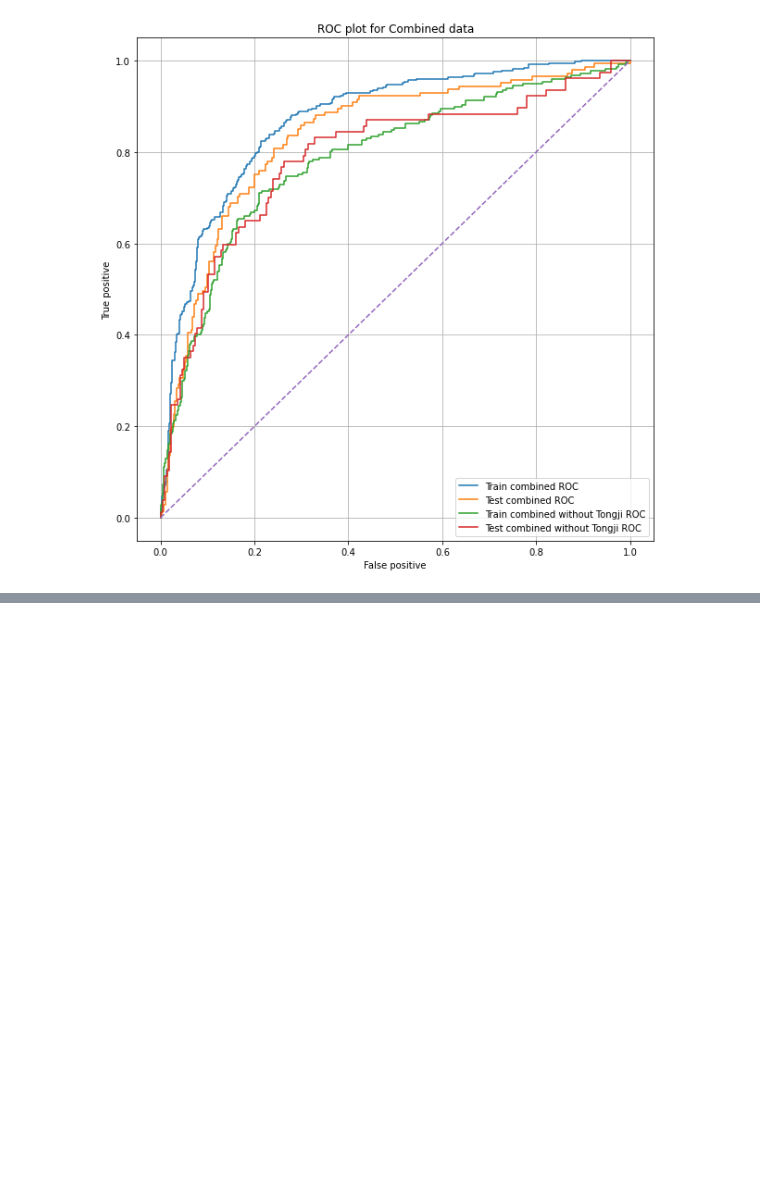
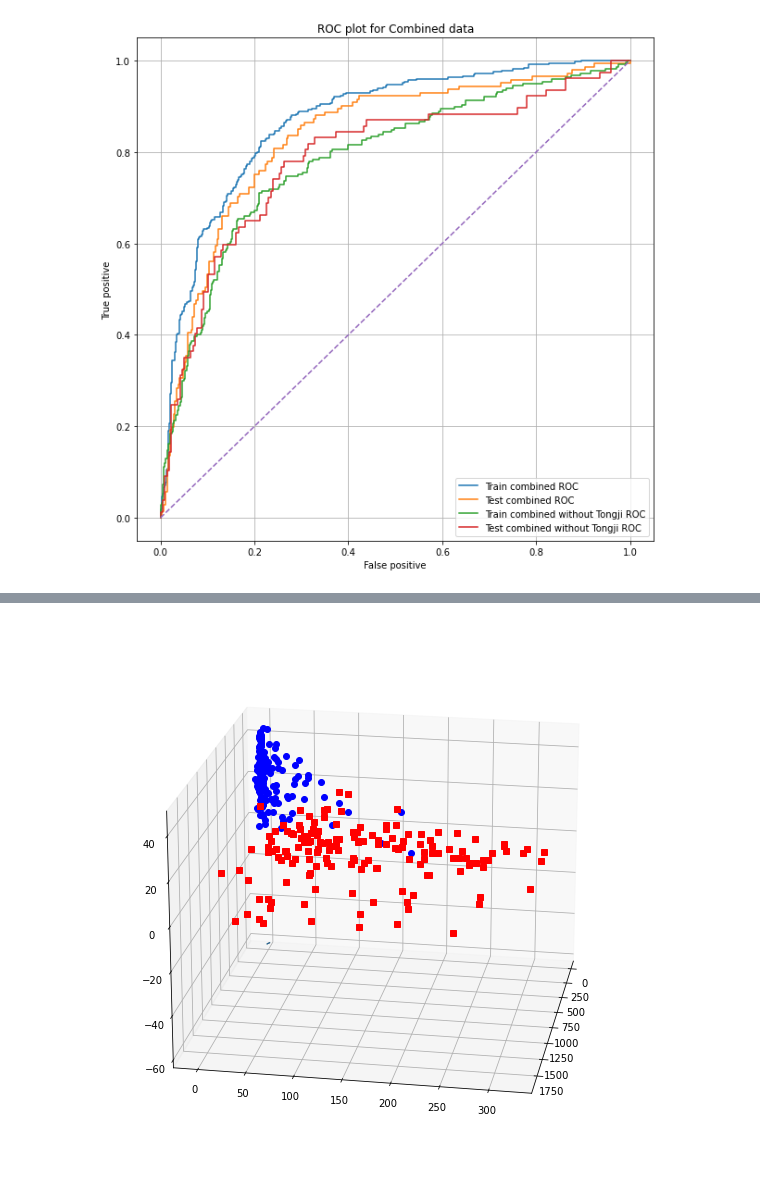
Before and after one commit to konrad-komisarczyk/wb2021, a Jupyter notebook: SVM_test.ipynb, the cells around one changed output, grey strips where cells are left out. Cells and saved outputs as stored; diff of their text form; code cells hidden in the pictures; blank space fills up the shorter version.

```diff
--- a/SVM_test.ipynb
+++ b/SVM_test.ipynb
@@ -255,3 +256,9 @@ AUC for combined is 0.8351490336574784
 AUC for combined without Tongji is 0.7879296223566447
 AUC for combined without Tongji is 0.7883775210964151
 [figure]
+# %%
+Y = np.array(Tongji_375_data['outcome'])
+X = Tongji_375_data.drop(['id', 'admission', 'discharge', 'LDH_first', 'hsCRP_first', 'lymphocytes_first', 'outcome'], axis = 1)
+# %%
+svm = SVC(kernel = 'linear')
+svm.fit(X,Y)
@@ -257,0 +318,16 @@ AUC for combined without Tongji is 0.7883775210964151
+# %%
+z = lambda x,y: (-svm.intercept_[0]-svm.coef_[0][0]*x-svm.coef_[0][1]*y) / svm.coef_[0][2]
+
+tmp = np.linspace(-2,2,51)
+x,y = np.meshgrid(tmp,tmp)
+
+fig = plt.figure()
+ax  = fig.add_subplot(111, projection='3d')
+ax.plot3D(X[Y==0].iloc[:,0], X[Y==0].iloc[:,1], X[Y==0].iloc[:,2],'ob')
+ax.plot3D(X[Y==1].iloc[:,0], X[Y==1].iloc[:,1], X[Y==1].iloc[:,2],'sr')
+ax.plot_surface(x, y, z(x,y))
+ax.view_init(20, 10)
+plt.rcParams["figure.figsize"] = (10,10)
+plt.show()
+# %% [output]
+[figure, added]
```
Also changed, not shown: parts of 5 cells of this notebook.
